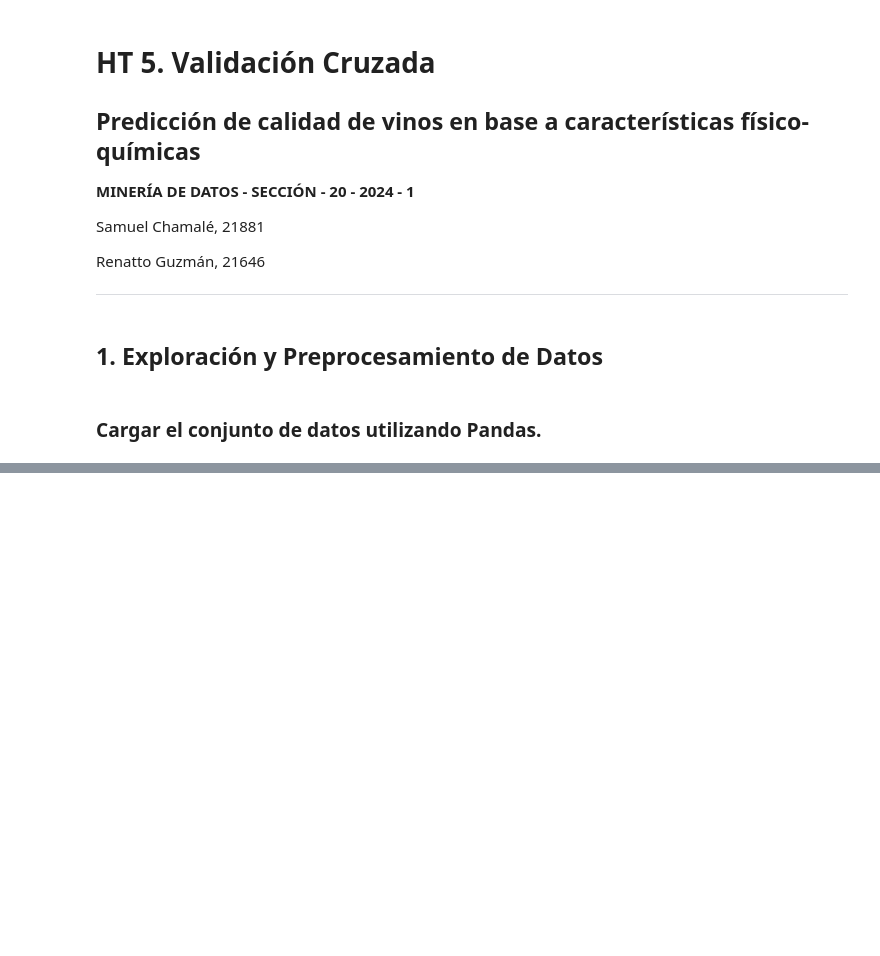
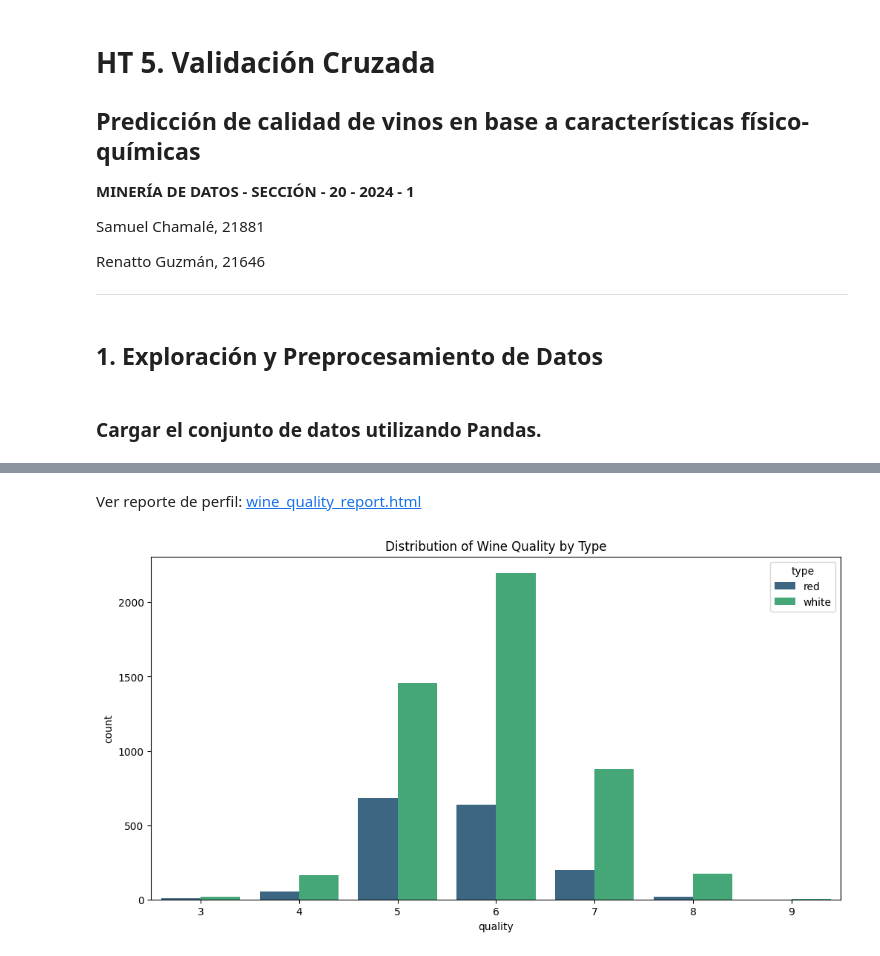
Before and after one commit to chamale-rac/cross-validation, a Jupyter notebook: cross-validation.ipynb, the cells around one changed output, grey strips where cells are left out. Saved outputs shown, nothing was run; the diff lists cells and outputs as text; code cells hidden in the pictures; blank space fills up the shorter version.

```diff
--- a/cross-validation.ipynb
+++ b/cross-validation.ipynb
@@ -39,0 +65,10 @@ distribución de variables, etc.
+# %% [markdown]
+Ver reporte de perfil: [wine_quality_report.html](./wine_quality_report.html)
+# %%
+# Distribución de las variables
+plt.figure(figsize=(12, 6))
+sns.countplot(x='quality', data=wine_data, hue='type', palette='viridis')
+plt.title('Distribution of Wine Quality by Type')
+plt.show()
+# %% [output]
+[figure, added]
```
Also changed, not shown: parts of 17 cells of this notebook, 3 other files.
